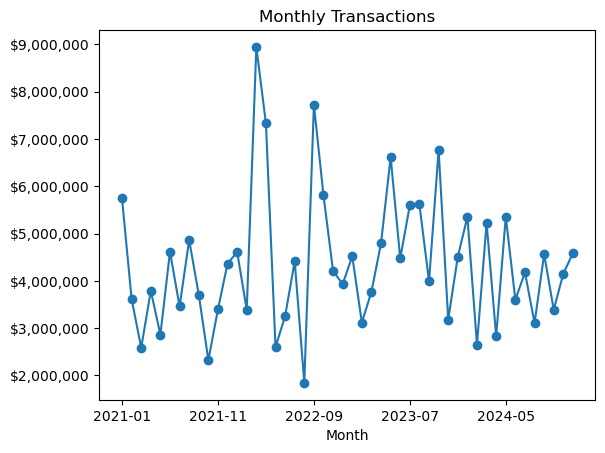
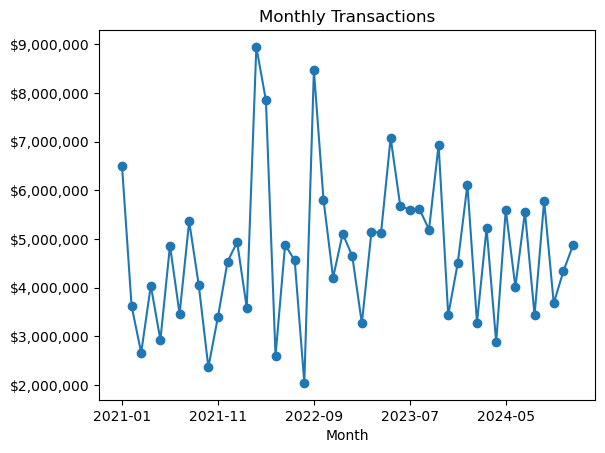
The change to this notebook cell's code, shown as a diff; its figure went from the first image to the second:
--- before
+++ after
@@ -0,0 +1,4 @@
+df.groupby('Month')['Amount'].sum().plot(kind='line', marker='o')
+plt.gca().yaxis.set_major_formatter(money_fmt)
+plt.title('Monthly Transactions')
+plt.show()

Commit: Add files via upload